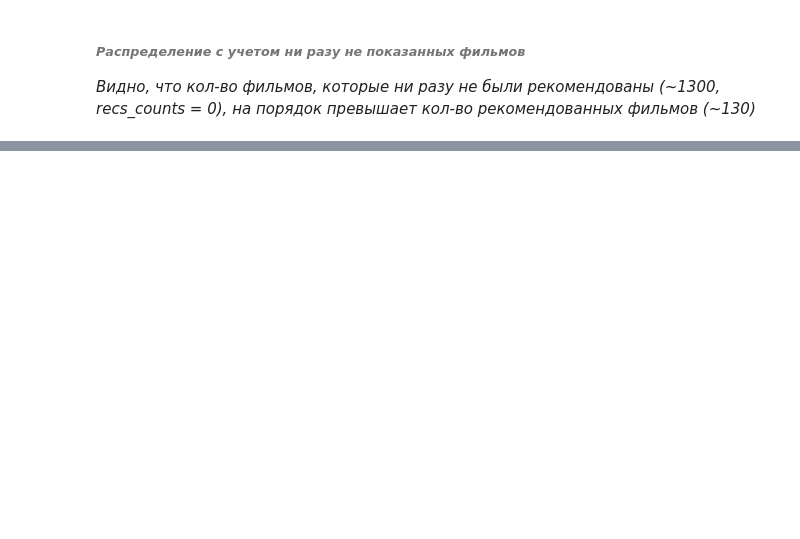
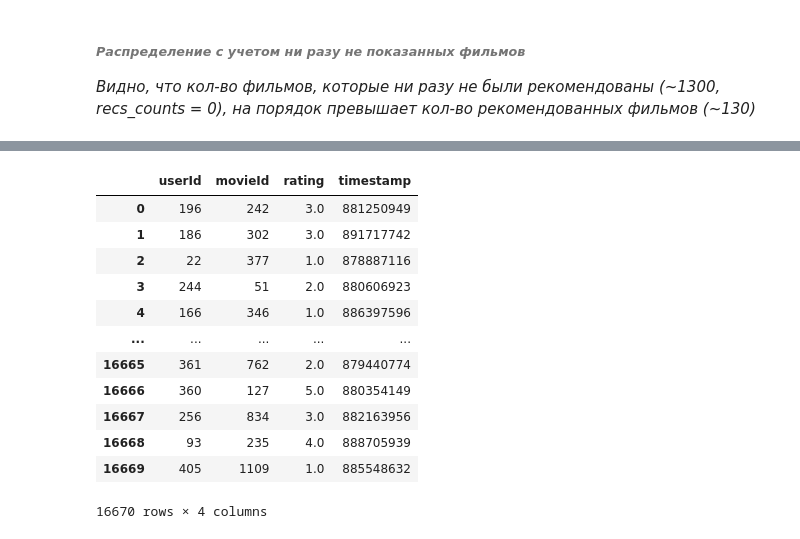
Before and after one commit to root-epifit/madmo-adv, a Jupyter notebook: hw3_movielens_my_solution.ipynb, the cells around one changed output, grey strips where cells are left out. Saved outputs shown, nothing was run; the diff lists cells and outputs as text; code cells hidden in the pictures; blank space fills up the shorter version.

```diff
--- a/hw3_movielens_my_solution.ipynb
+++ b/hw3_movielens_my_solution.ipynb
@@ -634,0 +648,3 @@ Text(0.5, 1.0, 'Frequency, Log scale')
+# %%
+data = Dataset.load_builtin("ml-100k", prompt=False)
+df = pd.DataFrame(data.raw_ratings, columns=["userId", "movieId", "rating", "timestamp"])
@@ -634,0 +661,14 @@ Text(0.5, 1.0, 'Frequency, Log scale')
+# %%
+from surprise.dataset import DatasetAutoFolds
+import numpy as np
+
+#ds = DatasetAutoFolds(df = df_train)
+
+#df_train
+#trainset = ds.build_full_trainset()
+#trainset
+
+idx_train
+df_train.head(2)
+X_train = data.raw_ratings[:idx_train[-1]]
+len(X_train)
@@ -634,0 +677,3 @@ Text(0.5, 1.0, 'Frequency, Log scale')
+# %%
+data = Dataset.load_builtin("ml-100k", prompt=False)
+df = pd.DataFrame(data.raw_ratings, columns=["userId", "movieId", "rating", "timestamp"])
@@ -634,0 +697,27 @@ Text(0.5, 1.0, 'Frequency, Log scale')
+# %%
+data.raw_ratings = X_train
+trainset = data.build_full_trainset()
+#print(trainset)
+
+#algo.fit(trainset)
+
+#testset = data.construct_testset(X_test)
+#print(testset)
+#predictions = algo.test(testset)
+#print(predictions)
+#accuracy.rmse(predictions)
+df_train
+# %% [output]
+|  | userId | movieId | rating | timestamp |
+| 0 | 196 | 242 | 3.0 | 881250949 |
+| 1 | 186 | 302 | 3.0 | 891717742 |
+| 2 | 22 | 377 | 1.0 | 878887116 |
+| 3 | 244 | 51 | 2.0 | 880606923 |
+| 4 | 166 | 346 | 1.0 | 886397596 |
+| ... | ... | ... | ... | ... |
+| 16665 | 361 | 762 | 2.0 | 879440774 |
+| 16666 | 360 | 127 | 5.0 | 880354149 |
+| 16667 | 256 | 834 | 3.0 | 882163956 |
+| 16668 | 93 | 235 | 4.0 | 888705939 |
+| 16669 | 405 | 1109 | 1.0 | 885548632 |
+16670 rows × 4 columns
```
Also changed, not shown: parts of 33 cells of this notebook.
